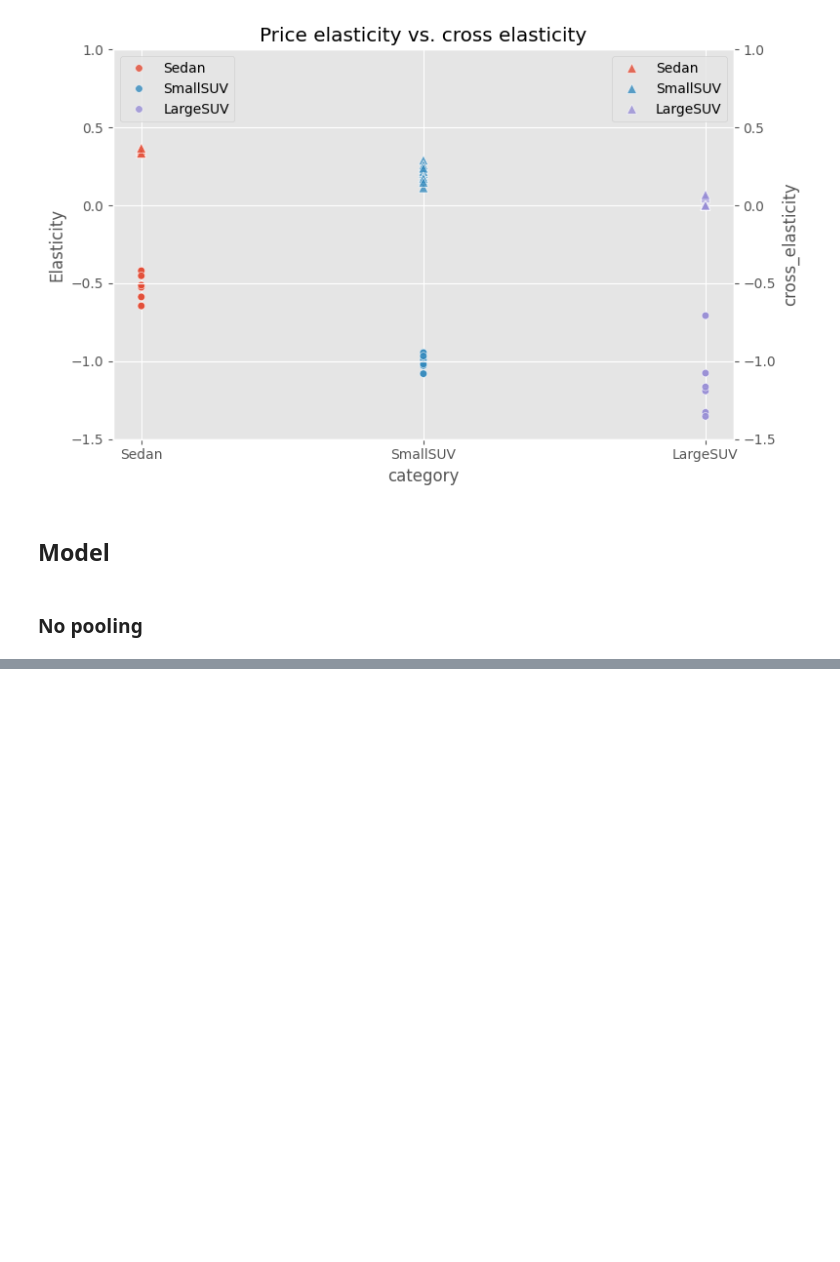
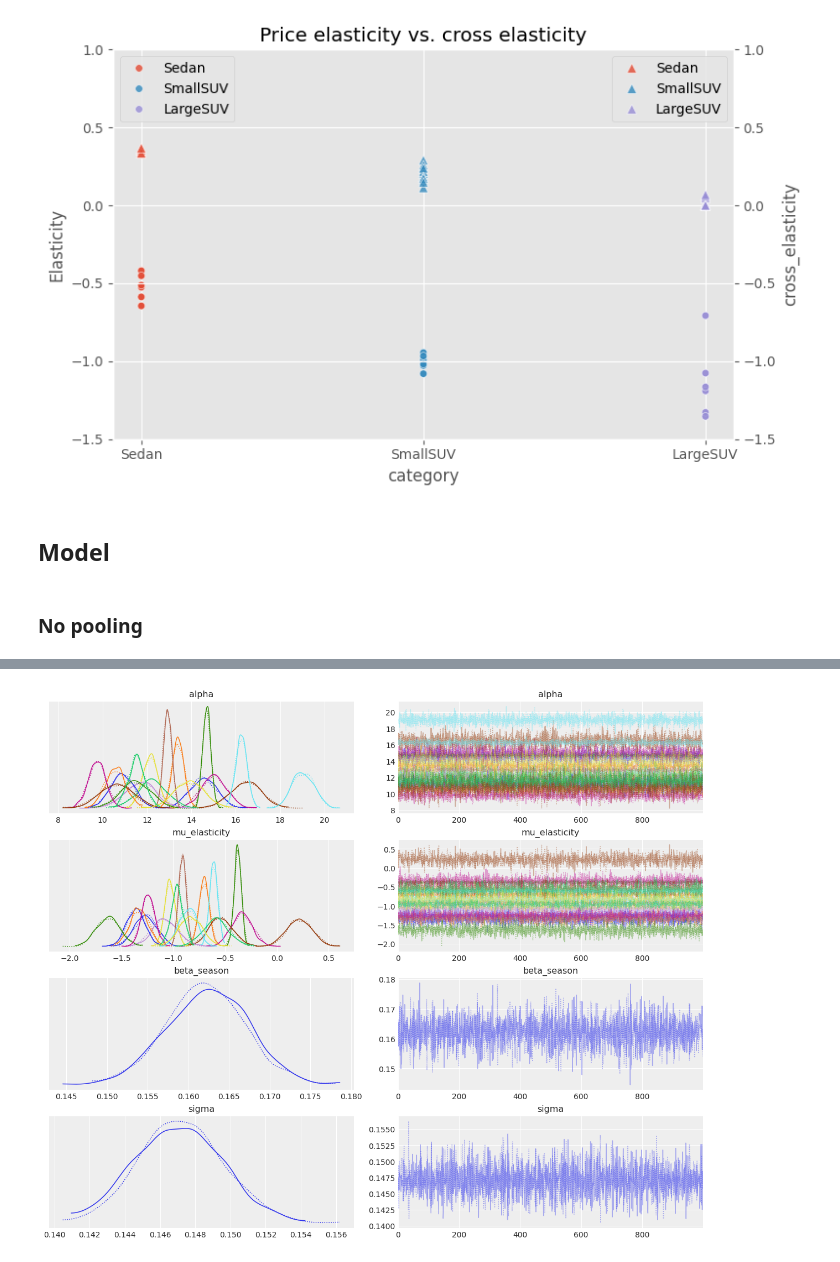
Before and after one commit to kirawei2025/price-elasticity-pymc, a Jupyter notebook: code.ipynb, the cells around one changed output, grey strips where cells are left out. Saved outputs shown, nothing was run; the diff lists cells and outputs as text; code cells hidden in the pictures; blank space fills up the shorter version.

```diff
--- a/code.ipynb
+++ b/code.ipynb
@@ -126,7 +123,7 @@ with pm.Model(coords=coords) as no_pooling_model:
     # Intercept to baseline demand
     alpha = pm.Normal("alpha", mu=10, sigma=2.0, dims="product_id")
     # Prior of overall elasticity mean across all products
-    mu_elasticity = pm.LogNormal('mu_elasticity', mu=-1, sigma=0.5, dims='product_id')
+    mu_elasticity = pm.Normal('mu_elasticity', mu=-1, sigma=0.5, dims='product_id')
 
     # Additive seasonality effect on elasticity mean
     beta_season = pm.Normal('beta_season', mu=0, sigma=0.5) # Can be positive or negative
@@ -145,7 +142,7 @@ with pm.Model(coords=coords) as no_pooling_model:
     pm.Normal("obs", mu=mu, sigma=sigma, observed=data["log_quantity"].values)
 
     # Run MCMC sampling to approximate the posterior distribution
-    trace_basic = pm.sample(
+    trace_no_pooling = pm.sample(
             1000, # sample size
             tune=1000,  # tune-steps
             chains=2, # 2 independent chains
@@ -155,0 +166,9 @@ with pm.Model(coords=coords) as no_pooling_model:
+# %%
+# Generates visual diagnostic subplots for every sampled parameter
+az.style.use("arviz-darkgrid")
+axes = az.plot_trace(
+    data=trace_no_pooling,
+    figsize=(12, 10)
+)
+# %% [output]
+[figure, added]
```
Also changed, not shown: parts of 3 cells of this notebook, 2 other files.
